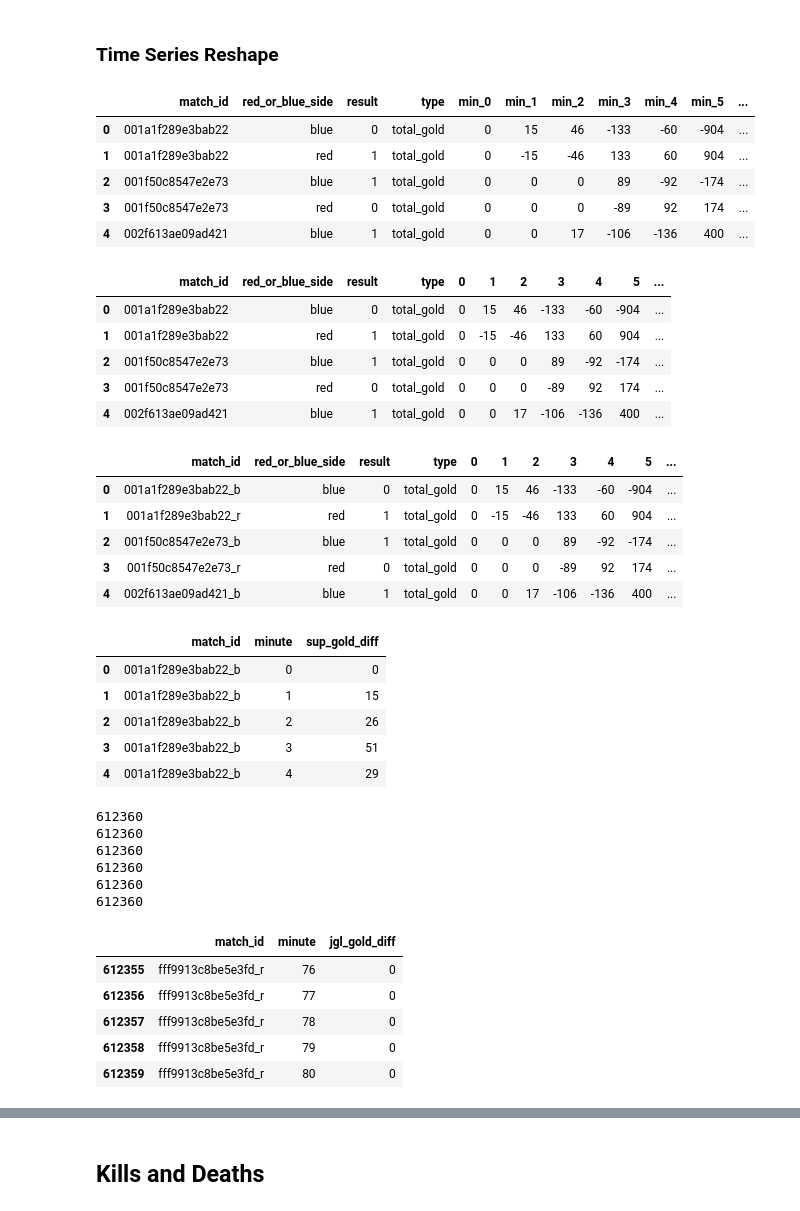
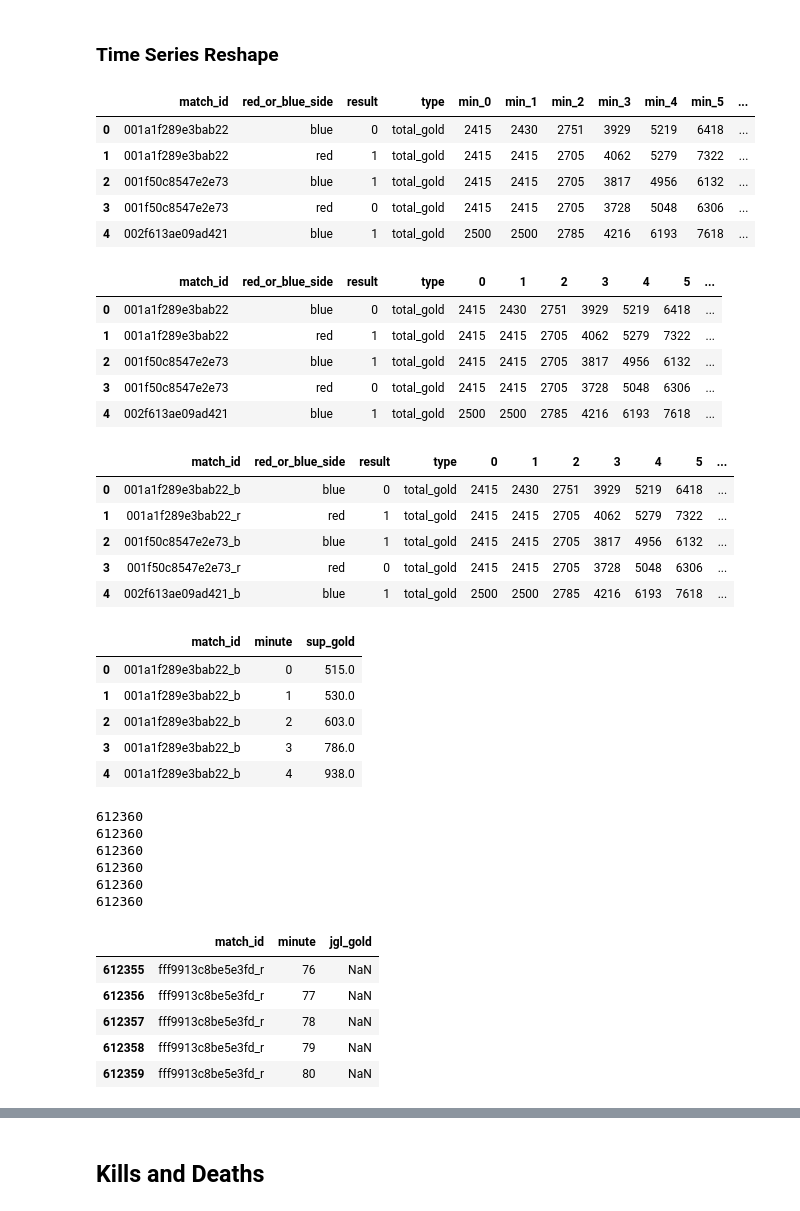
Before and after one commit to MPhillips55/Capstone_Project_2_League_of_Legends, a Jupyter notebook: Machine_Learning/Feature Generation .ipynb, the cells around one changed output, grey strips where cells are left out. Saved outputs shown, nothing was run; the diff lists cells and outputs as text; code cells hidden in the pictures.

```diff
--- a/Machine_Learning/Feature Generation .ipynb
+++ b/Machine_Learning/Feature Generation .ipynb
@@ -91,28 +91,30 @@ dict_df = gen_df[['match_id', 'red_or_blue_side', 'result']]
 # %% [markdown]
 ### Time Series Reshape
 # %%
-df = pd.read_csv('gold_diff_merged.csv', index_col=0)
+df = pd.read_csv('gold_df_merged.csv', index_col=0)
 df.drop(['league','season', 'year', 'team_name', 'game_length', 'player_name', 'champion'], inplace=True, axis=1)
 # %%
 df.head()
 # %% [output]
 |  | match_id | red_or_blue_side | result | type | min_0 | min_1 | min_2 | min_3 | min_4 | min_5 | ... |
-| 0 | 001a1f289e3bab22 | blue | 0 | total_gold | 0 | 15 | 46 | -133 | -60 | -904 | ... |
-| 1 | 001a1f289e3bab22 | red | 1 | total_gold | 0 | -15 | -46 | 133 | 60 | 904 | ... |
-| 2 | 001f50c8547e2e73 | blue | 1 | total_gold | 0 | 0 | 0 | 89 | -92 | -174 | ... |
-| 3 | 001f50c8547e2e73 | red | 0 | total_gold | 0 | 0 | 0 | -89 | 92 | 174 | ... |
-| 4 | 002f613ae09ad421 | blue | 1 | total_gold | 0 | 0 | 17 | -106 | -136 | 400 | ... |
+| 0 | 001a1f289e3bab22 | blue | 0 | total_gold | 2415 | 2430 | 2751 | 3929 | 5219 | 6418 | ... |
+| 1 | 001a1f289e3bab22 | red | 1 | total_gold | 2415 | 2415 | 2705 | 4062 | 5279 | 7322 | ... |
+| 2 | 001f50c8547e2e73 | blue | 1 | total_gold | 2415 | 2415 | 2705 | 3817 | 4956 | 6132 | ... |
+| 3 | 001f50c8547e2e73 | red | 0 | total_gold | 2415 | 2415 | 2705 | 3728 | 5048 | 6306 | ... |
+| 4 | 002f613ae09ad421 | blue | 1 | total_gold | 2500 | 2500 | 2785 | 4216 | 6193 | 7618 | ... |
 # %%
 cols = ['match_id', 'red_or_blue_side', 'result', 'type']
 df.rename(columns=lambda x: x[4:] if x not in cols else x,inplace=True)
 df.head()
 # %% [output]
 |  | match_id | red_or_blue_side | result | type | 0 | 1 | 2 | 3 | 4 | 5 | ... |
-| 0 | 001a1f289e3bab22 | blue | 0 | total_gold | 0 | 15 | 46 | -133 | -60 | -904 | ... |
-| 1 | 001a1f289e3bab22 | red | 1 | total_gold | 0 | -15 | -46 | 133 | 60 | 904 | ... |
-| 2 | 001f50c8547e2e73 | blue | 1 | total_gold | 0 | 0 | 0 | 89 | -92 | -174 | ... |
-| 3 | 001f50c8547e2e73 | red | 0 | total_gold | 0 | 0 | 0 | -89 | 92 | 174 | ... |
-| 4 | 002f613ae09ad421 | blue | 1 | total_gold | 0 | 0 | 17 | -106 | -136 | 400 | ... |
+| 0 | 001a1f289e3bab22 | blue | 0 | total_gold | 2415 | 2430 | 2751 | 3929 | 5219 | 6418 | ... |
+| 1 | 001a1f289e3bab22 | red | 1 | total_gold | 2415 | 2415 | 2705 | 4062 | 5279 | 7322 | ... |
+| 2 | 001f50c8547e2e73 | blue | 1 | total_gold | 2415 | 2415 | 2705 | 3817 | 4956 | 6132 | ... |
+| 3 | 001f50c8547e2e73 | red | 0 | total_gold | 2415 | 2415 | 2705 | 3728 | 5048 | 6306 | ... |
+| 4 | 002f613ae09ad421 | blue | 1 | total_gold | 2500 | 2500 | 2785 | 4216 | 6193 | 7618 | ... |
+# %%
+df.reset_index(inplace=True,drop=True)
 # %%
 # annotate match_id to differentiate the roles/games
 df['match_id2'] = df['match_id']
@@ -137,11 +139,11 @@ df.insert(0, 'match_id', m_id)
 df.head()
 # %% [output]
 |  | match_id | red_or_blue_side | result | type | 0 | 1 | 2 | 3 | 4 | 5 | ... |
-| 0 | 001a1f289e3bab22_b | blue | 0 | total_gold | 0 | 15 | 46 | -133 | -60 | -904 | ... |
-| 1 | 001a1f289e3bab22_r | red | 1 | total_gold | 0 | -15 | -46 | 133 | 60 | 904 | ... |
-| 2 | 001f50c8547e2e73_b | blue | 1 | total_gold | 0 | 0 | 0 | 89 | -92 | -174 | ... |
-| 3 | 001f50c8547e2e73_r | red | 0 | total_gold | 0 | 0 | 0 | -89 | 92 | 174 | ... |
-| 4 | 002f613ae09ad421_b | blue | 1 | total_gold | 0 | 0 | 17 | -106 | -136 | 400 | ... |
+| 0 | 001a1f289e3bab22_b | blue | 0 | total_gold | 2415 | 2430 | 2751 | 3929 | 5219 | 6418 | ... |
+| 1 | 001a1f289e3bab22_r | red | 1 | total_gold | 2415 | 2415 | 2705 | 4062 | 5279 | 7322 | ... |
+| 2 | 001f50c8547e2e73_b | blue | 1 | total_gold | 2415 | 2415 | 2705 | 3817 | 4956 | 6132 | ... |
+| 3 | 001f50c8547e2e73_r | red | 0 | total_gold | 2415 | 2415 | 2705 | 3728 | 5048 | 6306 | ... |
+| 4 | 002f613ae09ad421_b | blue | 1 | total_gold | 2500 | 2500 | 2785 | 4216 | 6193 | 7618 | ... |
 # %%
 # separate the data into df's for each role and total
 tdf = df.loc[(df['type'] == 'total_gold'),:].copy()
@@ -195,20 +197,20 @@ adf1.reset_index(drop=True, inplace=True)
 sdf1.reset_index(drop=True, inplace=True)
 # %%
 # rename columns to make the final df readable
-tdf1.rename(columns={'variable':'minute','value':'gold_diff'},inplace=True)
-topdf1.rename(columns={'variable':'minute','value':'top_gold_diff'},inplace=True)
-jdf1.rename(columns={'variable':'minute','value':'jgl_gold_diff'},inplace=True)
-mdf1.rename(columns={'variable':'minute','value':'mid_gold_diff'},inplace=True)
-adf1.rename(columns={'variable':'minute','value':'adc_gold_diff'},inplace=True)
-sdf1.rename(columns={'variable':'minute','value':'sup_gold_diff'},inplace=True)
+tdf1.rename(columns={'variable':'minute','value':'gold'},inplace=True)
+topdf1.rename(columns={'variable':'minute','value':'top_gold'},inplace=True)
+jdf1.rename(columns={'variable':'minute','value':'jgl_gold'},inplace=True)
+mdf1.rename(columns={'variable':'minute','value':'mid_gold'},inplace=True)
+adf1.rename(columns={'variable':'minute','value':'adc_gold'},inplace=True)
+sdf1.rename(columns={'variable':'minute','value':'sup_gold'},inplace=True)
 sdf1.head()
 # %% [output]
-|  | match_id | minute | sup_gold_diff |
-| 0 | 001a1f289e3bab22_b | 0 | 0 |
-| 1 | 001a1f289e3bab22_b | 1 | 15 |
-| 2 | 001a1f289e3bab22_b | 2 | 26 |
-| 3 | 001a1f289e3bab22_b | 3 | 51 |
-| 4 | 001a1f289e3bab22_b | 4 | 29 |
+|  | match_id | minute | sup_gold |
+| 0 | 001a1f289e3bab22_b | 0 | 515.0 |
+| 1 | 001a1f289e3bab22_b | 1 | 530.0 |
+| 2 | 001a1f289e3bab22_b | 2 | 603.0 |
+| 3 | 001a1f289e3bab22_b | 3 | 786.0 |
+| 4 | 001a1f289e3bab22_b | 4 | 938.0 |
 # %%
 print(len(sdf1))
 print(len(adf1))
@@ -224,12 +226,12 @@ jdf1.tail(5)
 612360
 612360
 612360
-|  | match_id | minute | jgl_gold_diff |
-| 612355 | fff9913c8be5e3fd_r | 76 | 0 |
-| 612356 | fff9913c8be5e3fd_r | 77 | 0 |
-| 612357 | fff9913c8be5e3fd_r | 78 | 0 |
-| 612358 | fff9913c8be5e3fd_r | 79 | 0 |
-| 612359 | fff9913c8be5e3fd_r | 80 | 0 |
+|  | match_id | minute | jgl_gold |
+| 612355 | fff9913c8be5e3fd_r | 76 | NaN |
+| 612356 | fff9913c8be5e3fd_r | 77 | NaN |
+| 612357 | fff9913c8be5e3fd_r | 78 | NaN |
+| 612358 | fff9913c8be5e3fd_r | 79 | NaN |
+| 612359 | fff9913c8be5e3fd_r | 80 | NaN |
 # %%
 # begin merging all the melted df's to one
 tdf3 = pd.merge(tdf1, topdf1, left_on=['match_id','minute'],right_on=['match_id','minute'],how='inner')
```
Also changed, not shown: parts of 29 cells of this notebook.
